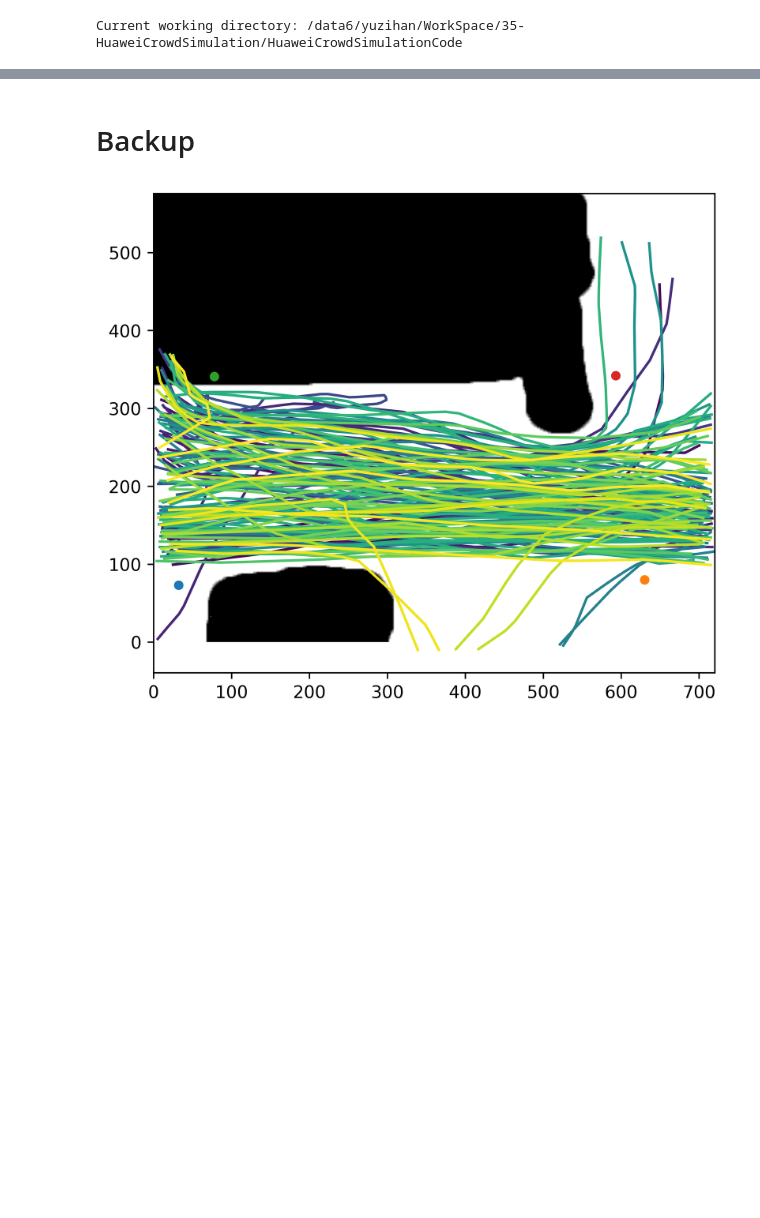
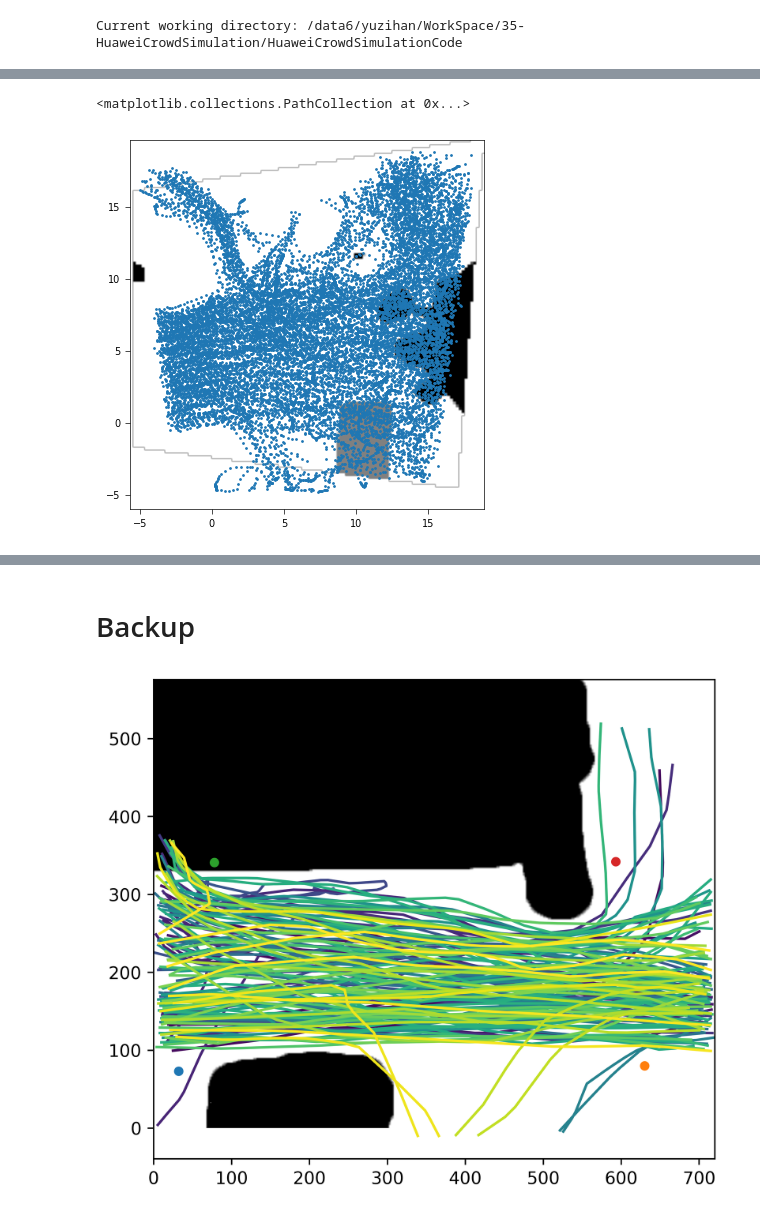
Before and after one commit to yuzhTHU/HuaweiCrowdSimulationCodeRelease, a Jupyter notebook: scripts/251006检查UCY仿射变换.ipynb, the cells around one changed output, grey strips where cells are left out. Saved outputs shown, nothing was run; the diff lists cells and outputs as text; code cells hidden in the pictures; blank space fills up the shorter version.

```diff
--- a/scripts/251006检查UCY仿射变换.ipynb
+++ b/scripts/251006检查UCY仿射变换.ipynb
@@ -85,0 +87,35 @@ axes[2].axis('equal')
+# %%
+## 读取数据
+df_list = []
+with open(data_path, 'r') as f:
+    P = int(f.readline().split(' ')[0])  # 行人数
+    for p in range(P):
+        S = int(f.readline().split(' ')[0])  # 控制柄数
+        csv = [f.readline().removesuffix(' - (2D point, m_id)') for _ in range(S)]
+        df = pd.read_csv(
+            StringIO('\n'.join(csv)),
+            sep=" ",
+            nrows=S,
+            usecols=[0, 1, 2, 3],
+            names=["x", "y", "f", "direction"],
+        )
+        df["id"] = p
+        df['type'] = 'pedestrian'
+        df_list.append(df)
+df_data = pd.concat(df_list, ignore_index=True)
+df_data = df_data[['f', 'id', 'x', 'y', 'type']]
+df_data['x'] += 360
+df_data['y'] += 288
+
+## 仿射变换
+H = UCYDataset.get_homography_mat(mat_name=data_path.stem)
+# H = np.eye(3)
+df_data[['x', 'y']] = affine_transformation(df_data[['x', 'y']].values, H)
+
+image_path = data_path.parent / f"{data_path.stem}.png"
+image = np.array(Image.open(image_path).convert('L')) / 255.0 # (H, W)
+image = image[::-1].T # 转置并上下翻转，使得第一维向右，第二维向上，与 df_data 中的坐标系对齐
+map, xmin, xmax, ymin, ymax = image_to_world(image, H, dot_per_meter=5)
+# %% [output]
+<matplotlib.collections.PathCollection at 0x...>
+[figure, added]
```
Also changed, not shown: parts of 2 cells of this notebook, 9 other files.
